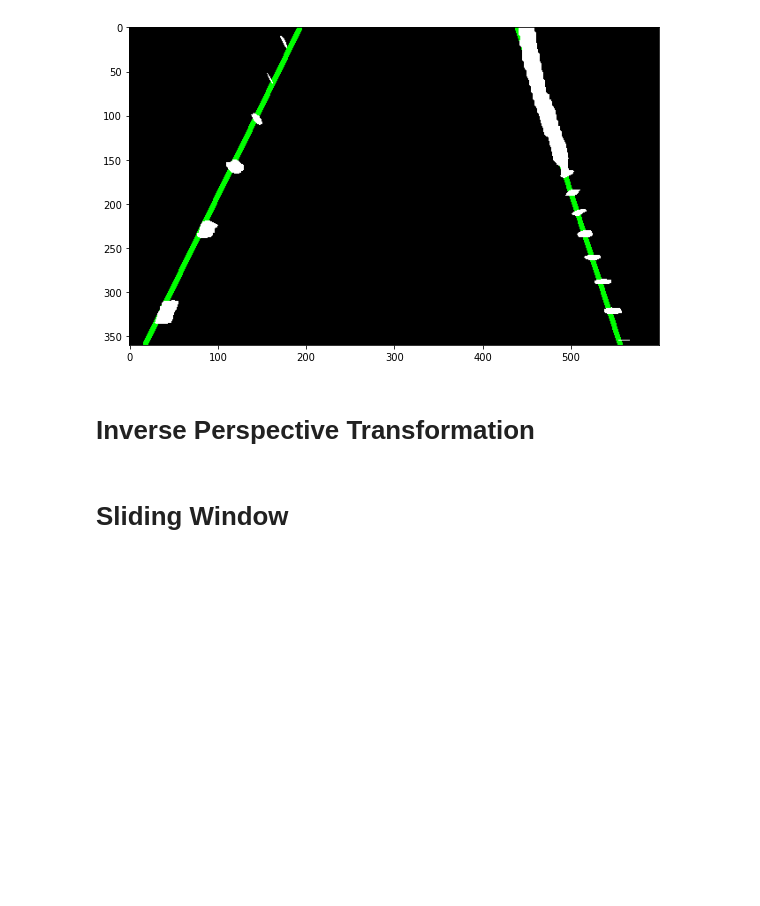
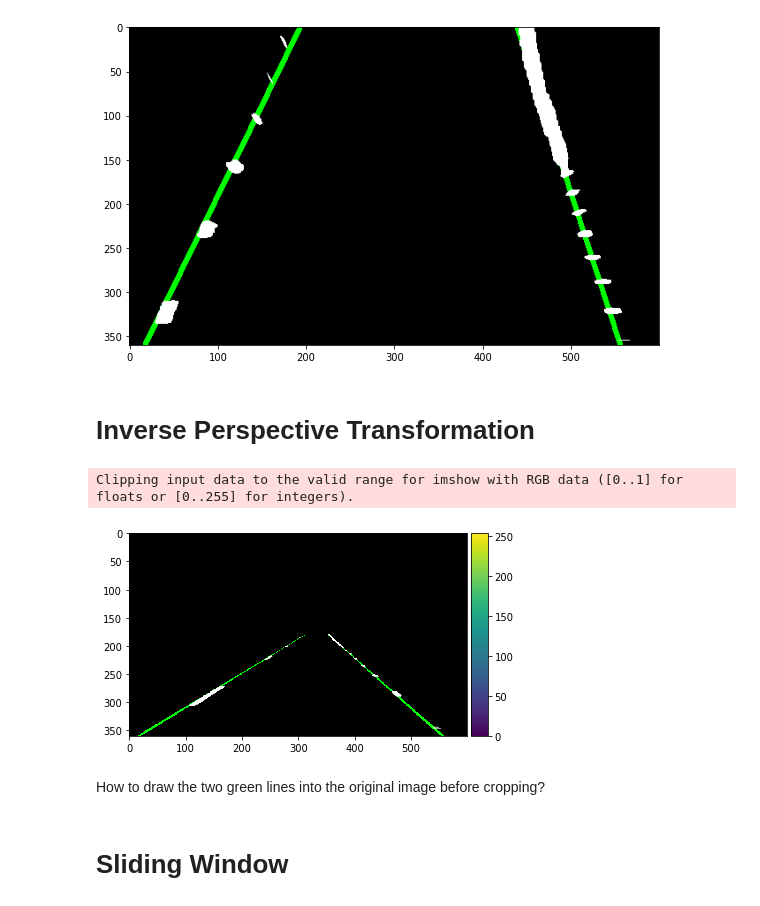
Before and after one commit to Ali-Hossam/Video-Lane-Detection, a Jupyter notebook: Lane Detection.ipynb, the cells around one changed output. Drawn from its saved outputs; the diff is of its cells as text; code cells hidden in the pictures; blank space fills up the shorter version.

Commit message:
added inverse prespective transform

```diff
--- a/Lane Detection.ipynb
+++ b/Lane Detection.ipynb
@@ -217,11 +217,28 @@ from Functions.hough_transform_module import Hough
 hough_ = Hough(4, 200)
 # %%
 r1, theta1, r2, theta2 = hough_.get_polar_coorindates(opened_img)
-hough_.plot_lanes_with_mask(opened_img, r1, theta1, r2, theta2)
+lanes_mask = hough_.plot_lanes_with_mask(opened_img, r1, theta1, r2, theta2)
 # %% [output]
 Clipping input data to the valid range for imshow with RGB data ([0..1] for floats or [0..255] for integers).
 [figure]
 # %% [markdown]
 # Inverse Perspective Transformation
+# %%
+def inv_perspective_transform(inv_frame, t_matrix, W, H):
+    """Applies Inverse Perspective Transformation on a transformed frame."""
+    inv_t_matrix= np.linalg.inv(t_matrix)
+    frame = cv2.warpPerspective(inv_frame, inv_t_matrix, (W, H))
+    return frame
+# %%
+H, W, _ = lanes_mask.shape
+lanes = inv_perspective_transform(lanes_mask, PT_matrix, W, H)
+# %%
+io.imshow(lanes)
+plt.show()
+# %% [output]
+Clipping input data to the valid range for imshow with RGB data ([0..1] for floats or [0..255] for integers).
+[figure, added]
+# %% [markdown]
+How to draw the two green lines into the original image before cropping?
 # %% [markdown]
 # Sliding Window
```
